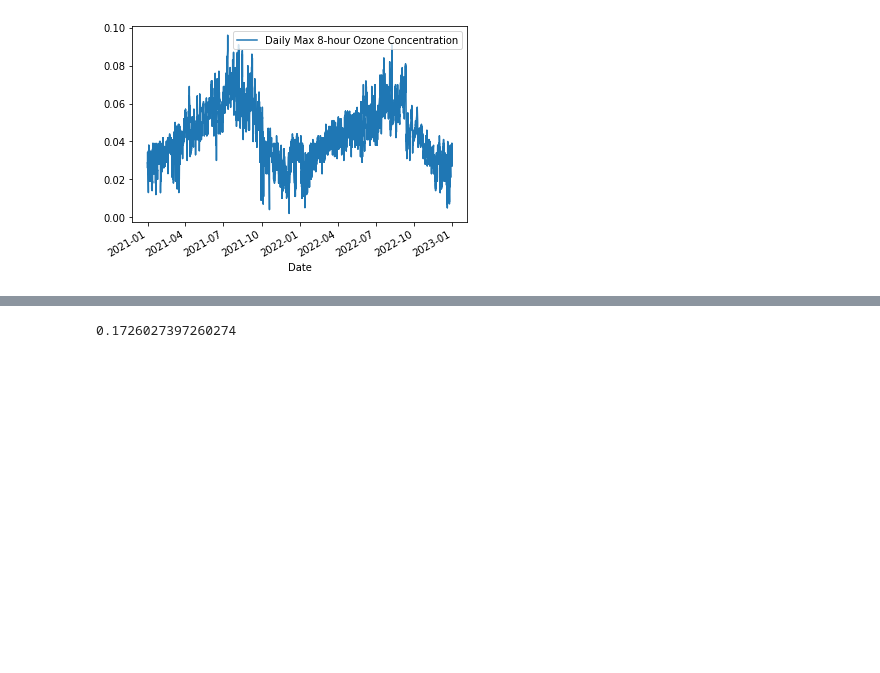
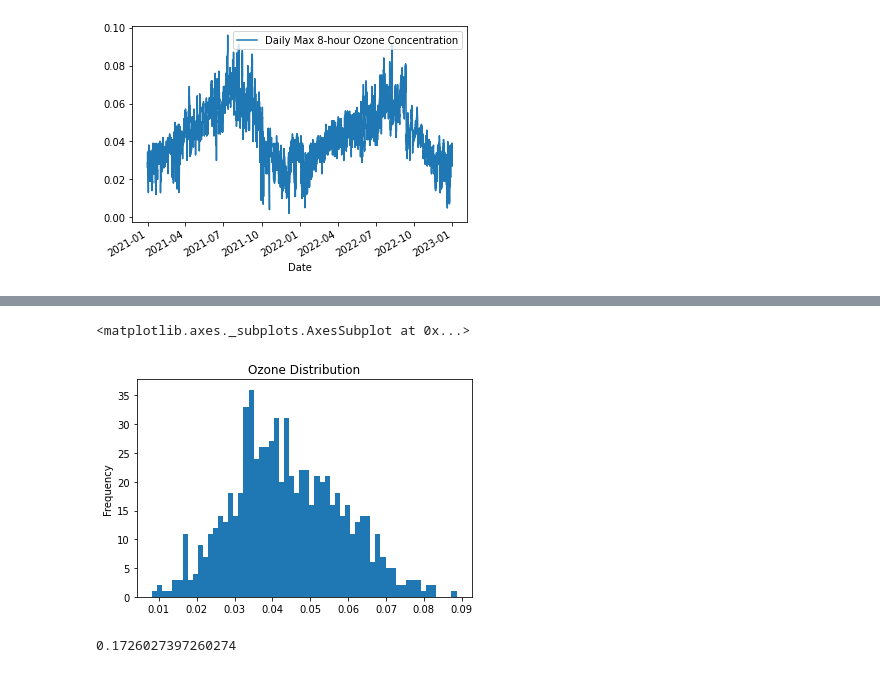
Before and after one commit to spberry4/Air_Quality, a Jupyter notebook: Air_Pollution.ipynb, the cells around one changed output, grey strips where cells are left out. Drawn from its saved outputs; the diff is of its cells as text; code cells hidden in the pictures; blank space fills up the shorter version.

```diff
--- a/Air_Pollution.ipynb
+++ b/Air_Pollution.ipynb
@@ -173,3 +220,8 @@ fig.update_layout(showlegend=True,
+# %%
+df_plot["Daily Max 8-hour Ozone Concentration"].plot(kind = "hist", bins = 60, title = "Ozone Distribution")
+# %% [output]
+<matplotlib.axes._subplots.AxesSubplot at 0x...>
+[figure, added]
 # %%
 df_plot[df_plot["Daily Mean PM2.5 Concentration"] >= 12]["Daily Mean PM2.5 Concentration"].count()/730
 # %% [output]
```
Also changed, not shown: parts of 7 cells of this notebook.
